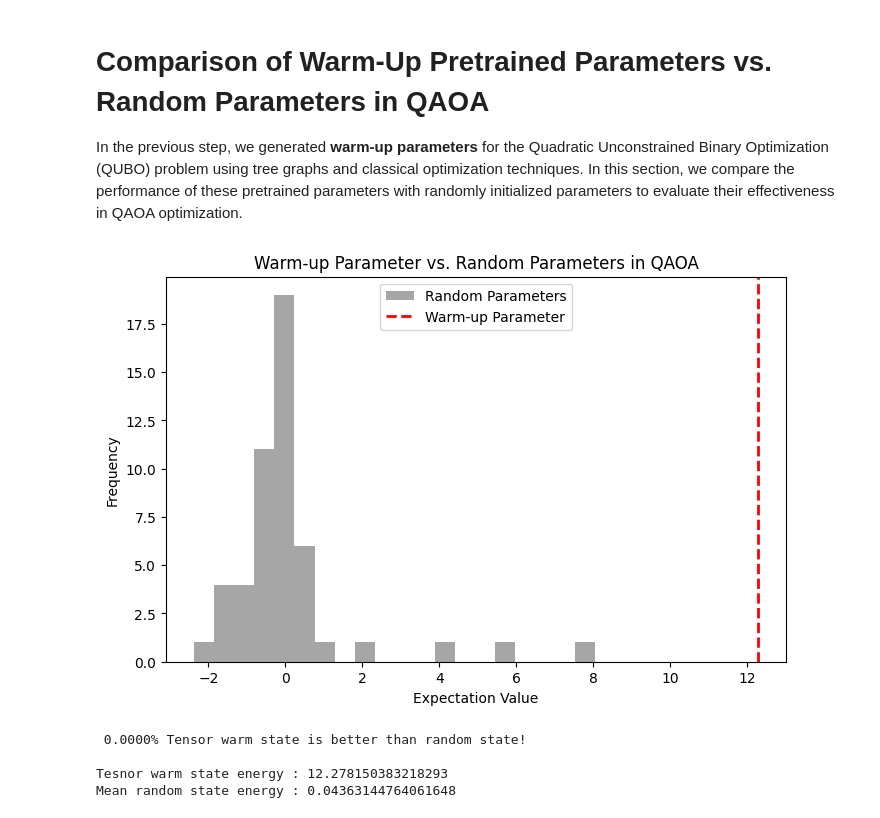
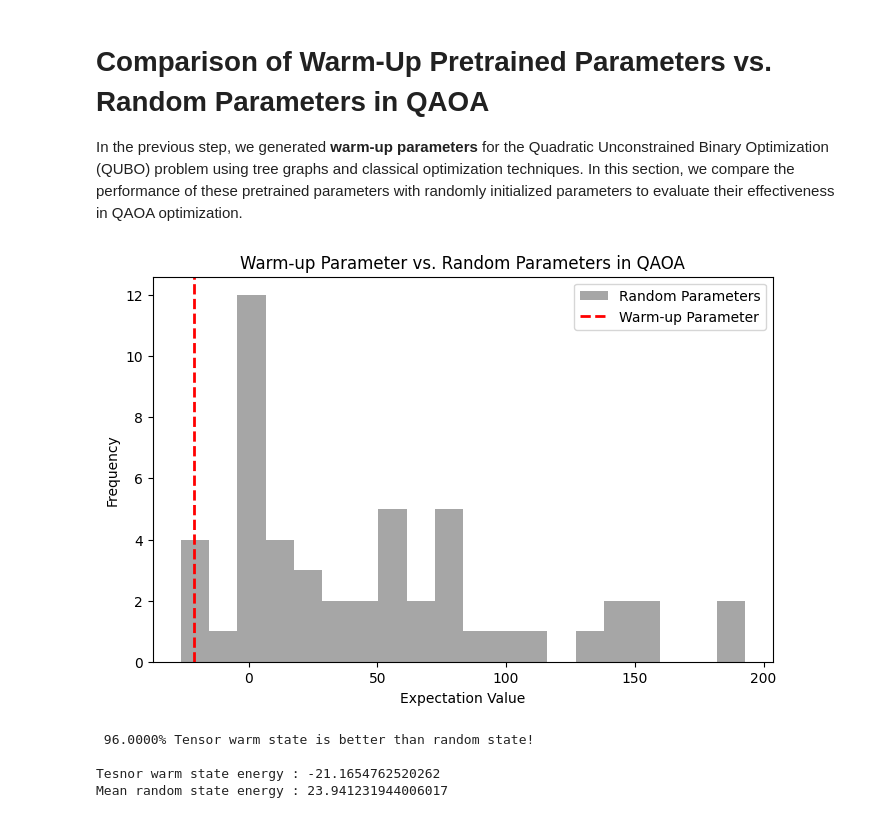
Before and after one commit to pop756/Pasqal_chanllenge, a Jupyter notebook: RL_QAOA_simulation.ipynb, the cells around one changed output. Cells and saved outputs as stored; diff of their text form; code cells hidden in the pictures.

```diff
--- a/RL_QAOA_simulation.ipynb
+++ b/RL_QAOA_simulation.ipynb
@@ -314,7 +188,7 @@ Minimum cost achieved: -128.13602581948885
 
 In the previous step, we generated **warm-up parameters** for the Quadratic Unconstrained Binary Optimization (QUBO) problem using tree graphs and classical optimization techniques. In this section, we compare the performance of these pretrained parameters with randomly initialized parameters to evaluate their effectiveness in QAOA optimization.
 # %%
-qaoa = QAOA_layer(depth,Q)
+qaoa = QAOA_layer(depth,Q_cal)
 @qml.qnode(qaoa.dev)
 def qaoa_expectation(params):
     """
@@ -330,10 +204,26 @@ def qaoa_expectation(params):
     qaoa.qaoa_circuit(params)
     return qml.expval(qaoa.ham)
 
+@qml.qnode(qaoa.dev)
+def qaoa_prob(params):
+    """
+    Quantum node that runs the QAOA circuit and measures the expectation value
+    of the cost Hamiltonian.
+
+    Args:
+        params (np.ndarray): Array of QAOA parameters (gammas and betas).
+
+    Returns:
+        float: Expectation value of the cost Hamiltonian.
+    """
+    qaoa.qaoa_circuit(params)
+    return qml.probs(wires=[i for i in range(len(Q))])
 
 params = param_list[0]
+#params =[-0.02224746,  0.32410899]
+#params = [ 0.00048255, -0.07032522]
+params =[0.20638753, 0.15790969]
 H = qaoa_expectation(params)
-
 import matplotlib.pyplot as plt
 
 def f(x):
@@ -366,36 +256,41 @@ def visualize_warmup_vs_random(warmup_x, random_x):
     plt.axvline(warmup_y, color='red', linestyle='dashed', linewidth=2, label='Warm-up Parameter')
 
     # Graph settings
     plt.xlabel('Expectation Value')
     plt.ylabel('Frequency')
     plt.title('Warm-up Parameter vs. Random Parameters in QAOA')
     plt.legend()
     plt.show()
     return warmup_y,random_y
 # Example data settings
 warmup_x = params # Specific warm-up parameter value
-random_x = np.random.uniform(-np.pi, np.pi, (50,2 * depth))  # Sampling 500 random x values from the range [-np.pi, np.pi]
+random_x = np.random.uniform(-0.5, 0.5, (50,2 * depth))  # Sampling 500 random x values from the range [-np.pi, np.pi]
 
 warmup_y,random_y = visualize_warmup_vs_random(warmup_x, random_x)
 
 prob = 0
+min_value = 1000
 mean_rand_H = 0
 for i in range(len(random_y)):
     H_random = random_y[i]
     H = warmup_y
     if H_random>H:
         prob+=1
+    else:
+        if H_random < min_value:
+            min_value = H_random
+            param = random_x[i]
     mean_rand_H += H_random
 
 mean_rand_H = mean_rand_H/100
 prob = prob/len(random_y)*100
 print(f' {prob:.4f}% Tensor warm state is better than random state!\n')
 
 print(f'Tesnor warm state energy : {warmup_y}')
 print(f'Mean random state energy : {mean_rand_H}')
 # %% [output]
-[figure, old version]
+[figure, new version]
- 0.0000% Tensor warm state is better than random state!
+ 96.0000% Tensor warm state is better than random state!
 
-Tesnor warm state energy : 12.278150383218293
-Mean random state energy : 0.04363144764061648
+Tesnor warm state energy : -21.1654762520262
+Mean random state energy : 23.941231944006017
```
Also changed, not shown: parts of 23 cells of this notebook, 29 other files.
